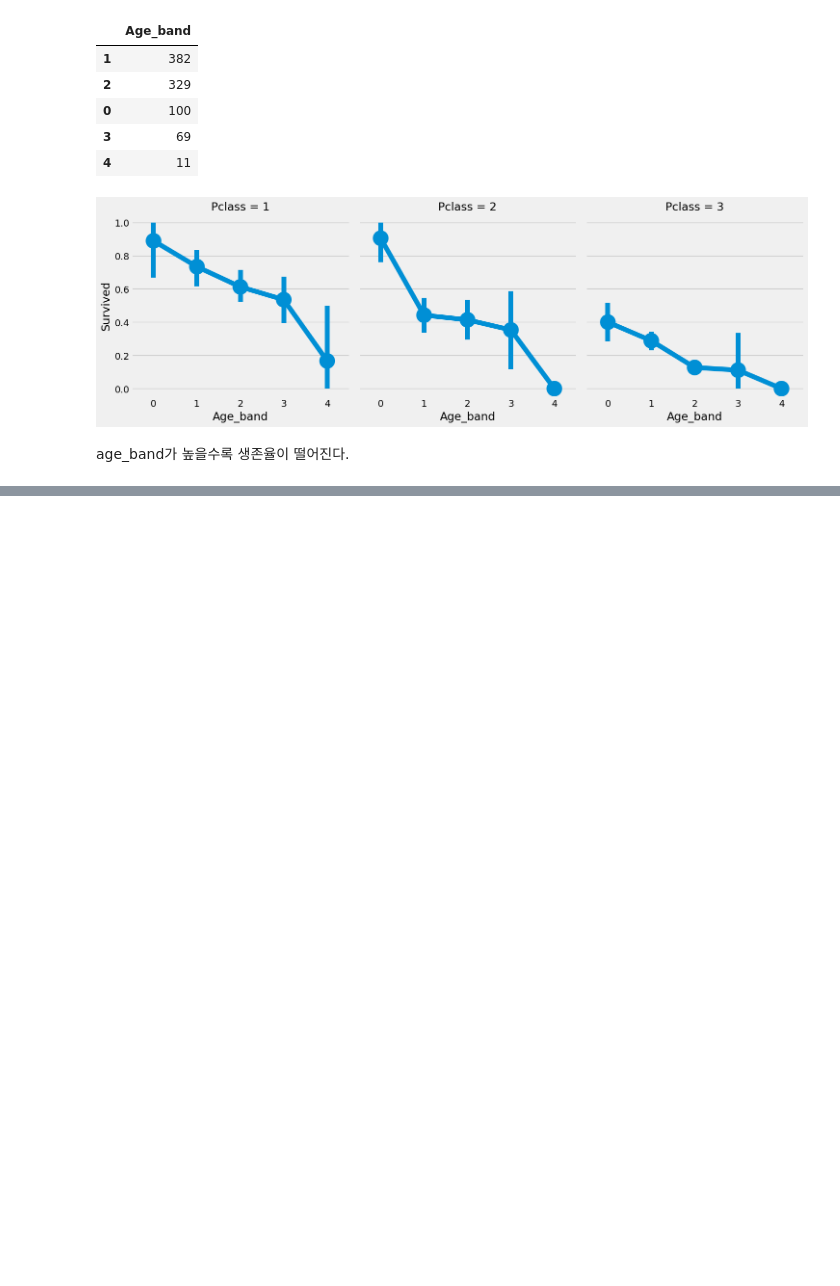
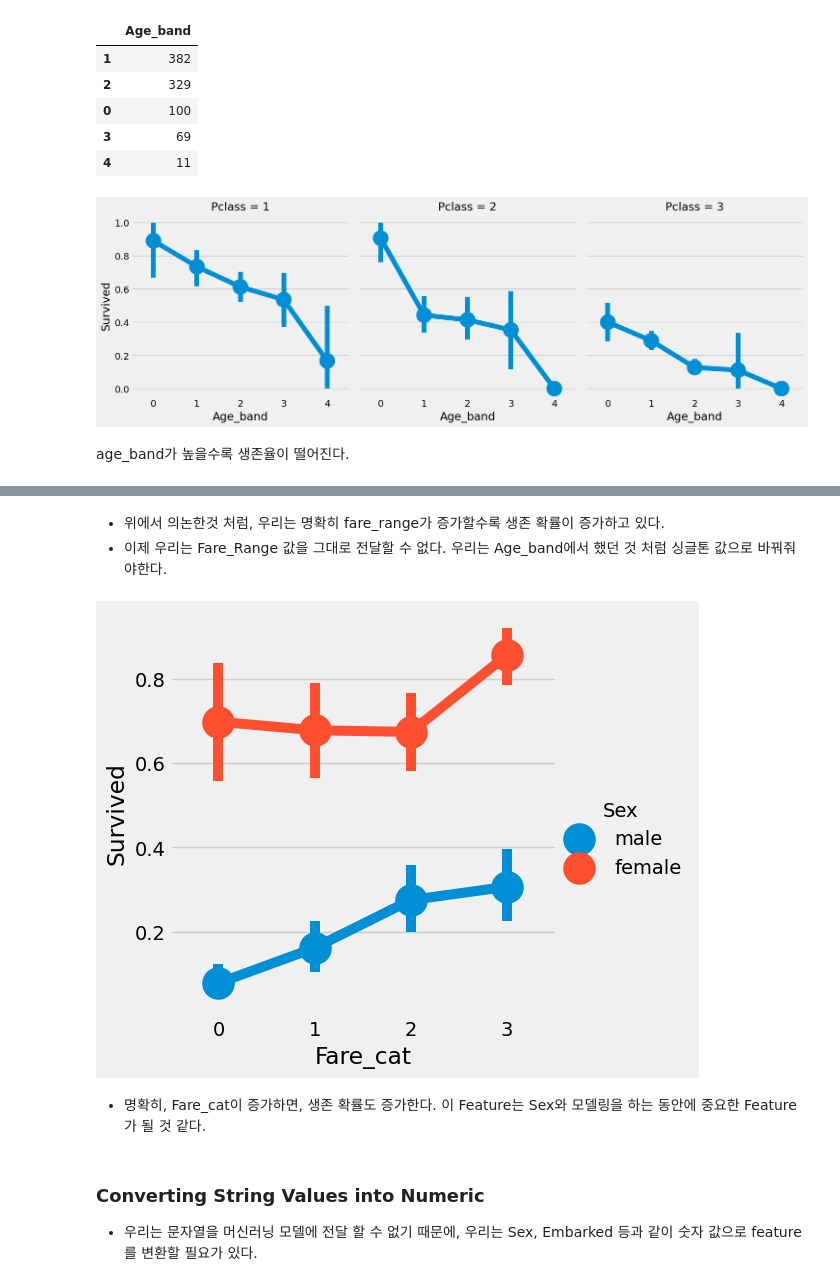
Before and after one commit to sty0507/MyKaggle, a Jupyter notebook: study_curriculum/EDA to Prediction(Dietanic).ipynb, the cells around one changed output, grey strips where cells are left out. Cells and saved outputs as stored; diff of their text form; code cells hidden in the pictures; blank space fills up the shorter version.

```diff
--- a/study_curriculum/EDA to Prediction(Dietanic).ipynb
+++ b/study_curriculum/EDA to Prediction(Dietanic).ipynb
@@ -458,0 +491,3 @@ age_band가 높을수록 생존율이 떨어진다.
+# %%
+data['Fare_Range'] = pd.qcut(data['Fare'],4)
+data.groupby(['Fare_Range'])['Survived'].mean().to_frame().style.background_gradient(cmap='summer_r')
@@ -458,0 +501,19 @@ age_band가 높을수록 생존율이 떨어진다.
+# %% [markdown]
+- 위에서 의논한것 처럼, 우리는 명확히 fare_range가 증가할수록 생존 확률이 증가하고 있다.
+- 이제 우리는 Fare_Range 값을 그대로 전달할 수 없다. 우리는 Age_band에서 했던 것 처럼 싱글톤 값으로 바꿔줘야한다.
+# %%
+data['Fare_cat'] = 0
+data.loc[data['Fare'] <= 7.91, 'Fare_cat'] = 0
+data.loc[(data['Fare'] > 7.91) & (data['Fare'] <= 14.45), 'Fare_cat'] = 1
+data.loc[(data['Fare'] > 14.454) & (data['Fare'] <= 31), 'Fare_cat'] = 2
+data.loc[(data['Fare'] > 31) & (data['Fare'] <= 513), 'Fare_cat'] = 3
+# %%
+sns.catplot(x='Fare_cat', y='Survived', data=data, hue = 'Sex', kind="point")
+plt.show()
+# %% [output]
+[figure, added]
+# %% [markdown]
+- 명확히, Fare_cat이 증가하면, 생존 확률도 증가한다. 이 Feature는 Sex와 모델링을 하는 동안에 중요한 Feature가 될 것 같다.
+# %% [markdown]
+### Converting String Values into Numeric
+- 우리는 문자열을 머신러닝 모델에 전달 할 수 없기 때문에, 우리는 Sex, Embarked 등과 같이 숫자 값으로 feature를 변환할 필요가 있다.
```
Also changed, not shown: parts of 13 cells of this notebook.
